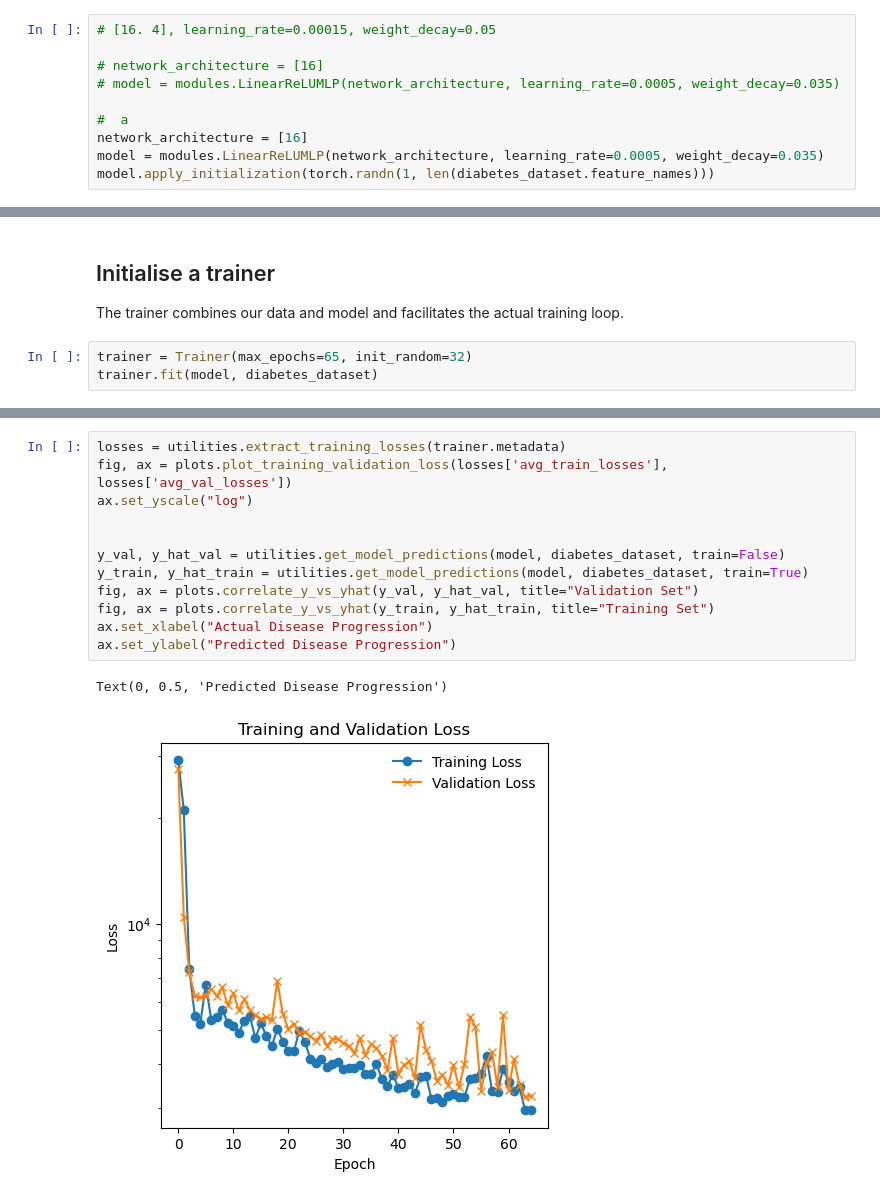
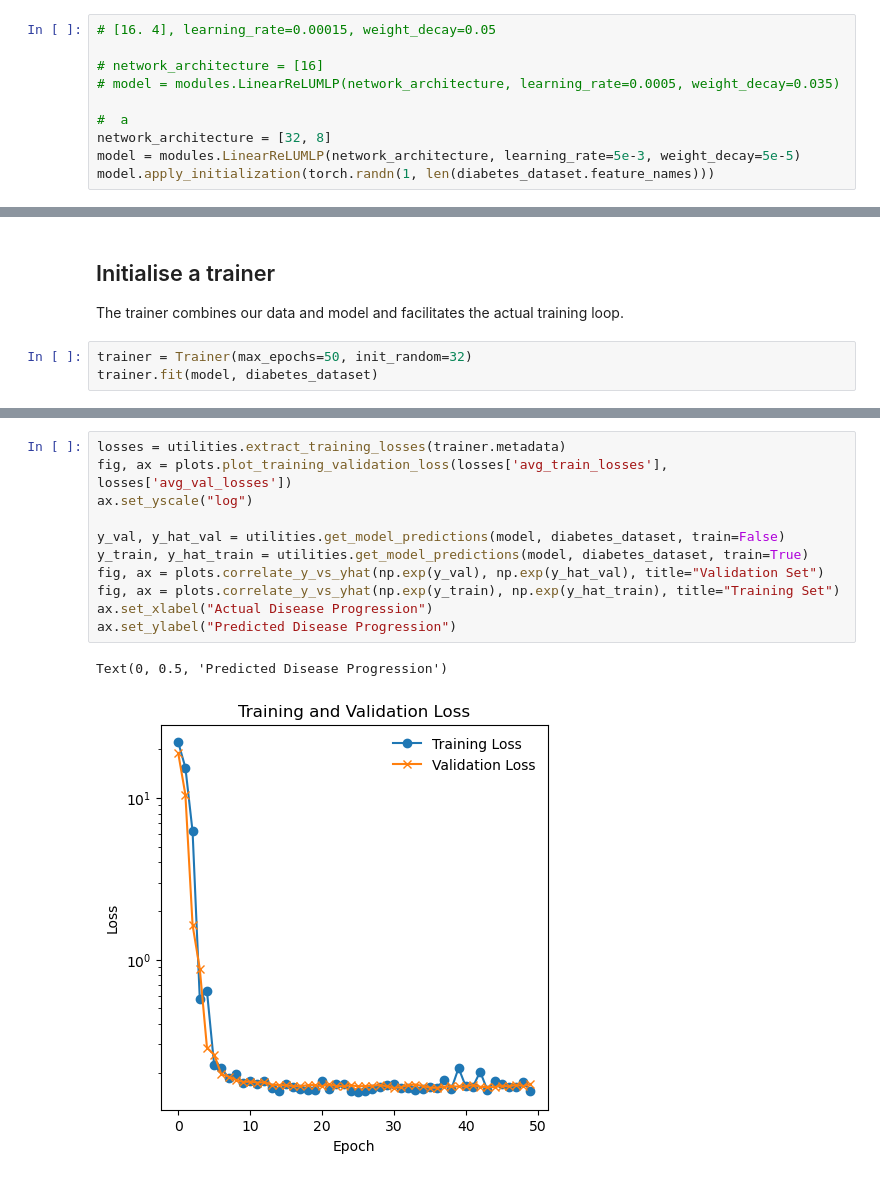
Before and after one commit to patrickwrowe/multilayer-perceptron-regression, a Jupyter notebook: diabetes_dataset/diabetes_dataset_nn_models.ipynb, the cells around one changed output, grey strips where cells are left out. Cells and saved outputs as stored; diff of their text form.

```diff
--- a/diabetes_dataset/diabetes_dataset_nn_models.ipynb
+++ b/diabetes_dataset/diabetes_dataset_nn_models.ipynb
@@ -75,8 +52,8 @@ ModuleList(
 # model = modules.LinearReLUMLP(network_architecture, learning_rate=0.0005, weight_decay=0.035)
 
 #  a
-network_architecture = [16]
-model = modules.LinearReLUMLP(network_architecture, learning_rate=0.0005, weight_decay=0.035)
+network_architecture = [32, 8]
+model = modules.LinearReLUMLP(network_architecture, learning_rate=5e-3, weight_decay=5e-5)
 model.apply_initialization(torch.randn(1, len(diabetes_dataset.feature_names)))
 # %%
 print(model.net)
@@ -91,7 +70,7 @@ Sequential(
 
 The trainer combines our data and model and facilitates the actual training loop.
 # %%
-trainer = Trainer(max_epochs=65, init_random=32)
+trainer = Trainer(max_epochs=50, init_random=32)
 trainer.fit(model, diabetes_dataset)
 # %% [output]
 Model running on cpu
@@ -99,15 +78,14 @@ Epoch 65/65: Train Loss: 2950.6174, Val Loss: 3245.43380
 # %%
 losses = utilities.extract_training_losses(trainer.metadata)
 fig, ax = plots.plot_training_validation_loss(losses['avg_train_losses'], losses['avg_val_losses'])
 ax.set_yscale("log")
 
-
 y_val, y_hat_val = utilities.get_model_predictions(model, diabetes_dataset, train=False)
 y_train, y_hat_train = utilities.get_model_predictions(model, diabetes_dataset, train=True)
-fig, ax = plots.correlate_y_vs_yhat(y_val, y_hat_val, title="Validation Set")
-fig, ax = plots.correlate_y_vs_yhat(y_train, y_hat_train, title="Training Set")
+fig, ax = plots.correlate_y_vs_yhat(np.exp(y_val), np.exp(y_hat_val), title="Validation Set")
+fig, ax = plots.correlate_y_vs_yhat(np.exp(y_train), np.exp(y_hat_train), title="Training Set")
 ax.set_xlabel("Actual Disease Progression")
 ax.set_ylabel("Predicted Disease Progression")
 # %% [output]
 Text(0, 0.5, 'Predicted Disease Progression')
-[figure, old version]
+[figure, new version]
```
Also changed, not shown: parts of 7 cells of this notebook.
